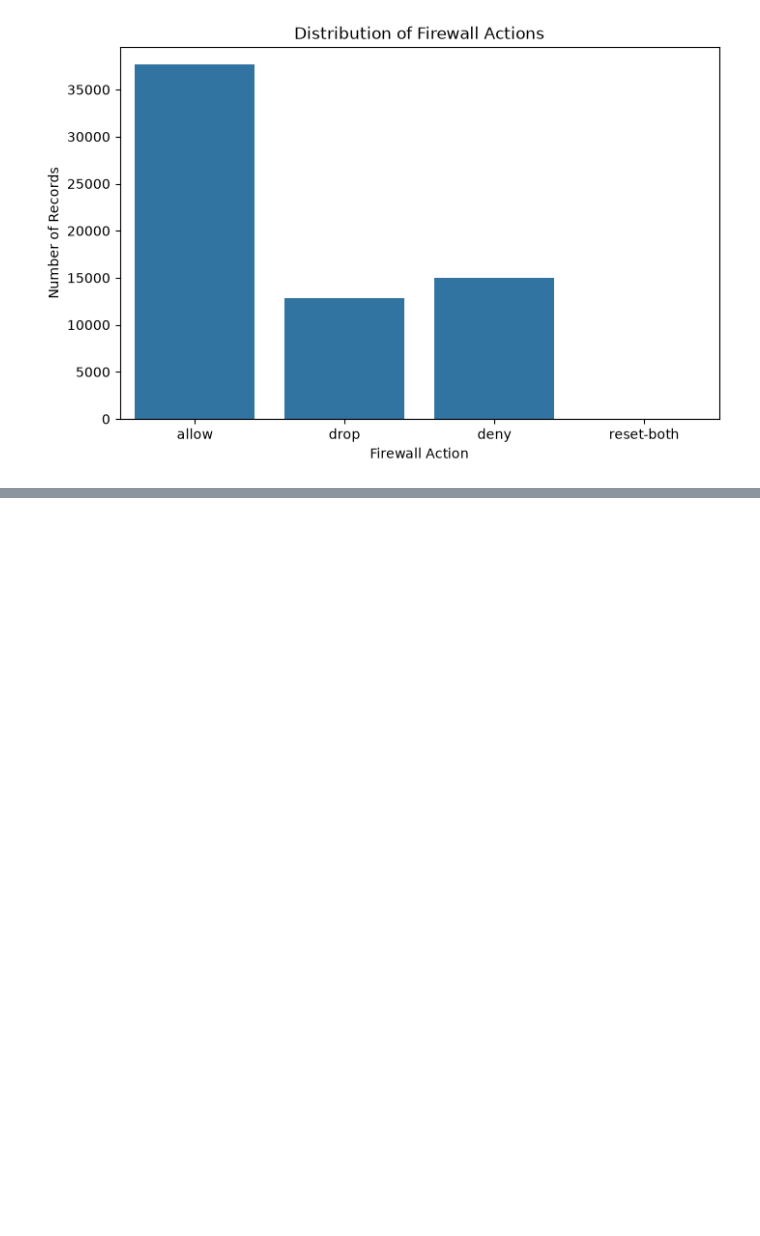
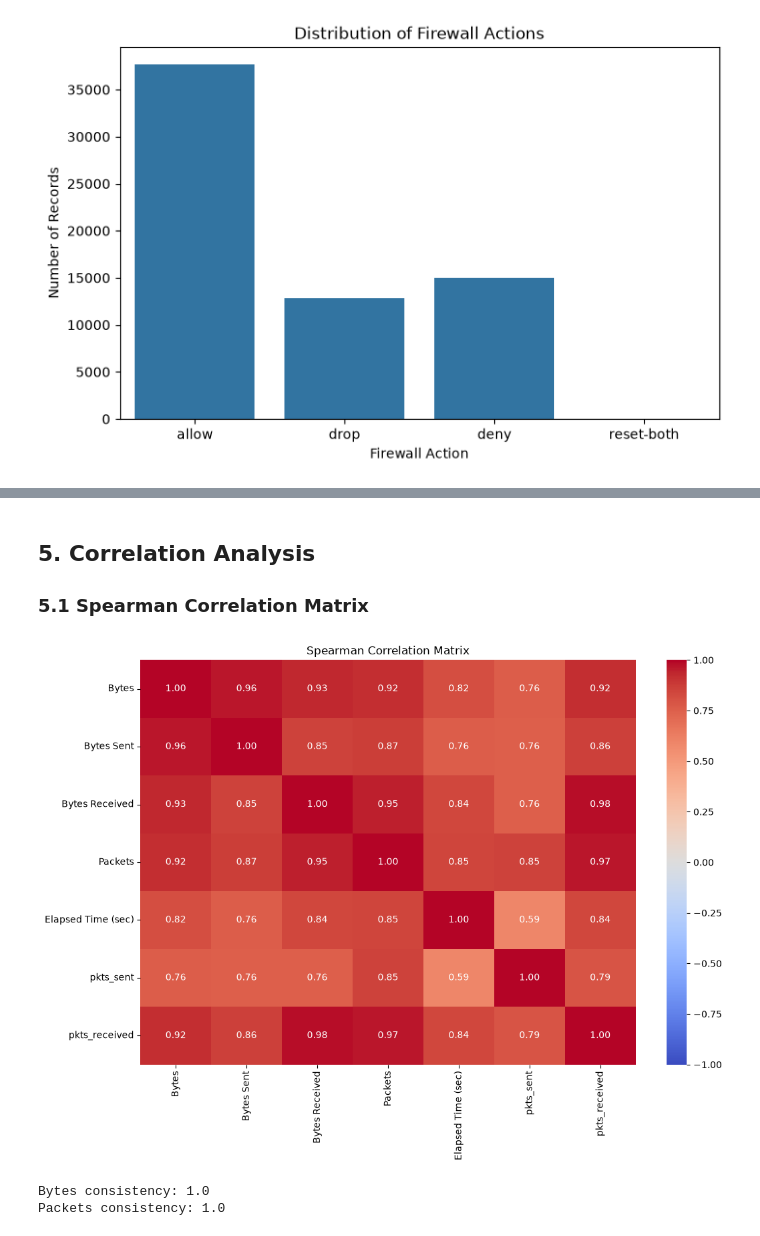
Before and after one commit to RSD-022/Firewall-Traffic-Analyzer, a Jupyter notebook: notebooks/01_eda_and_cleaning.ipynb, the cells around one changed output, grey strips where cells are left out. Cells and saved outputs as stored; diff of their text form; code cells hidden in the pictures; blank space fills up the shorter version.

```diff
--- a/notebooks/01_eda_and_cleaning.ipynb
+++ b/notebooks/01_eda_and_cleaning.ipynb
@@ -80,0 +238,46 @@ plt.show()
+# %% [markdown]
+## 5. Correlation Analysis
+
+### 5.1 Spearman Correlation Matrix
+# %%
+traffic_columns = [
+    "Bytes",
+    "Bytes Sent",
+    "Bytes Received",
+    "Packets",
+    "Elapsed Time (sec)",
+    "pkts_sent",
+    "pkts_received"
+]
+
+corr = df[traffic_columns].corr(method="spearman")
+
+plt.figure(figsize=(11, 8))
+
+sns.heatmap(
+    corr,
+    annot=True,
+    cmap="coolwarm",
+    fmt=".2f",
+    vmin=-1,
+    vmax=1
+)
+
+plt.title("Spearman Correlation Matrix")
+plt.tight_layout()
+plt.show()
+# %% [output]
+[figure, added]
+# %%
+print(
+    "Bytes consistency:",
+    (df["Bytes"] == df["Bytes Sent"] + df["Bytes Received"]).mean()
+)
+
+print(
+    "Packets consistency:",
+    (df["Packets"] == df["pkts_sent"] + df["pkts_received"]).mean()
+)
+# %% [output]
+Bytes consistency: 1.0
+Packets consistency: 1.0
```
Also changed, not shown: parts of 28 cells of this notebook.
